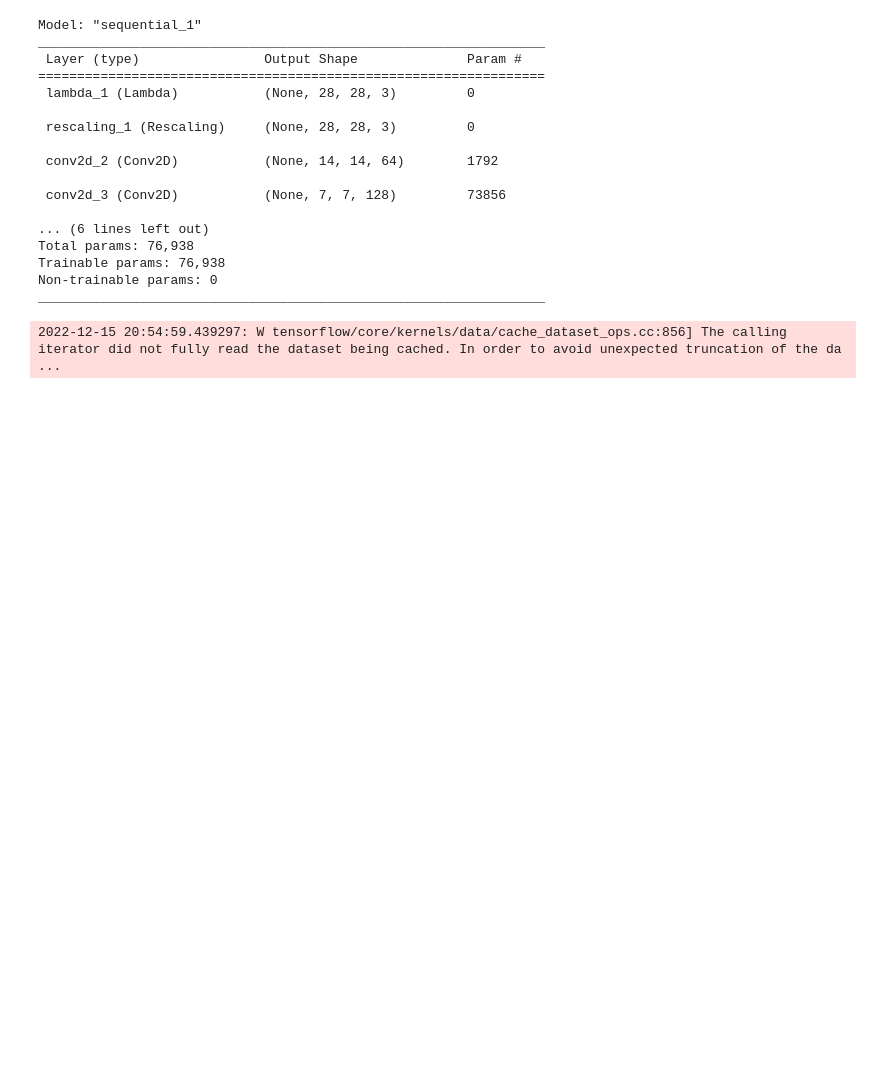
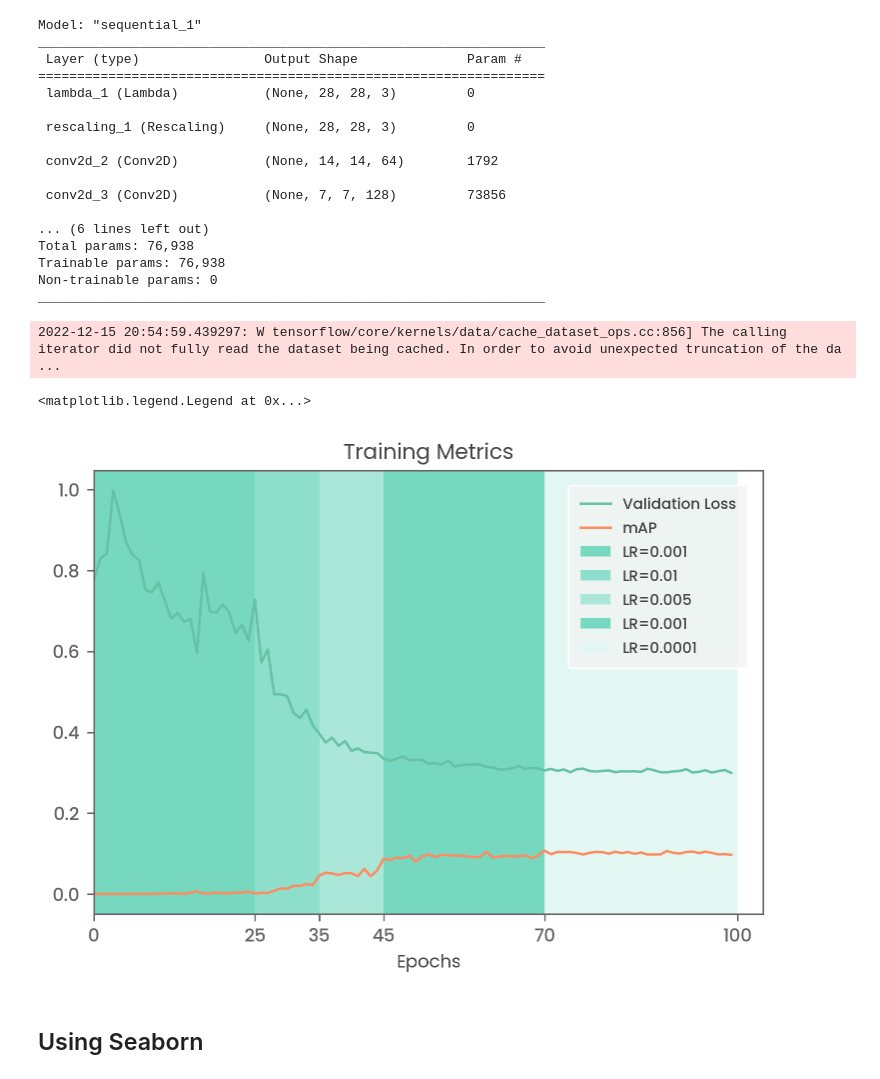
Before and after one commit to NareshPS/doi-ml, a Jupyter notebook: logistics/Scripts.ipynb, the cells around one changed output. Saved outputs shown, nothing was run; the diff lists cells and outputs as text; code cells hidden in the pictures; blank space fills up the shorter version.

```diff
--- a/logistics/Scripts.ipynb
+++ b/logistics/Scripts.ipynb
@@ -220,3 +220,40 @@ Trainable params: 76,938
 Non-trainable params: 0
 _________________________________________________________________
 2022-12-15 20:54:59.439297: W tensorflow/core/kernels/data/cache_dataset_ops.cc:856] The calling iterator did not fully read the dataset being cached. In order to avoid unexpected truncation of the da ...
+# %%
+import numpy as np
+import codelab_utils.mpl_styles as mpl_styles
+from collections import Counter
+
+mpl_styles.set_default_styles()
+plt.rcParams['font.family'] = 'Poppins'
+
+def get_frequencies(data):
+    lr_counter = Counter(lr)
+    return lr_counter.keys(), lr_counter.values()
+
+loss = [0.7786,0.8294,0.8431,0.9975,0.9387,0.8691,0.8388,0.8264,0.7517,0.7465,0.7704,0.7258,0.6813,0.6950,0.6738,0.6800,0.5963,0.7932,0.6986,0.6961,0.7170,0.6965,0.6461,0.6660,0.6275,0.7284,0.5732,0.6048,0.4943,0.4940,0.4895,0.4485,0.4351,0.4558,0.4165,0.3966,0.3747,0.3867,0.3666,0.3781,0.3541,0.3599,0.3512,0.3493,0.3484,0.3351,0.3292,0.3349,0.3400,0.3306,0.3321,0.3312,0.3220,0.3240,0.3200,0.3300,0.3156,0.3181,0.3196,0.3209,0.3200,0.3136,0.3129,0.3077,0.3079,0.3109,0.3165,0.3093,0.3116,0.3101,0.3054,0.3093,0.3045,0.3080,0.3010,0.3086,0.3100,0.3042,0.3027,0.3043,0.3055,0.3013,0.3035,0.3030,0.3036,0.3020,0.3097,0.3060,0.3012,0.3008,0.3031,0.3043,0.3085,0.3005,0.3022,0.3060,0.3003,0.3037,0.3065,0.2994]
+quality_map = [0.0000,0.0000,0.0001,0.0000,0.0000,0.0000,0.0003,0.0000,0.0000,0.0001,0.0007,0.0011,0.0015,0.0012,0.0009,0.0028,0.0065,0.0009,0.0011,0.0031,0.0020,0.0016,0.0032,0.0033,0.0055,0.0012,0.0026,0.0026,0.0077,0.0139,0.0125,0.0202,0.0198,0.0244,0.0218,0.0451,0.0525,0.0507,0.0469,0.0514,0.0512,0.0440,0.0617,0.0437,0.0584,0.0873,0.0838,0.0899,0.0881,0.0946,0.0800,0.0931,0.0981,0.0916,0.0965,0.0965,0.0942,0.0947,0.0932,0.0904,0.0925,0.1039,0.0897,0.0924,0.0948,0.0926,0.0933,0.0954,0.0883,0.0951,0.1071,0.0983,0.1037,0.1036,0.1037,0.1013,0.0974,0.1018,0.1039,0.1034,0.0996,0.1043,0.1010,0.1036,0.0992,0.1026,0.0975,0.0977,0.0977,0.1062,0.1015,0.0999,0.1037,0.1049,0.1009,0.1047,0.1015,0.0978,0.0985,0.0968]
+#lr = [0.001,0.001,0.001,0.001,0.001,0.001,0.001,0.001,0.001,0.001,0.001,0.001,0.001,0.001,0.001,0.001,0.001,0.001,0.001,0.001,0.001,0.001,0.001,0.001,0.001,0.01,0.01,0.01,0.01,0.01,0.01,0.01,0.01,0.01,0.01,0.005,0.005,0.005,0.005,0.005,0.005,0.005,0.005,0.005,0.005,0.001,0.001,0.001,0.001,0.001,0.001,0.001,0.001,0.001,0.001,0.001,0.001,0.001,0.001,0.001,0.001,0.001,0.001,0.001,0.001,0.001,0.001,0.001,0.001,0.001,0.0001,0.0001,0.0001,0.0001,0.0001,0.0001,0.0001,0.0001,0.0001,0.0001,0.0001,0.0001,0.0001,0.0001,0.0001,0.0001,0.0001,0.0001,0.0001,0.0001,0.0001,0.0001,0.0001,0.0001,0.0001,0.0001,0.0001,0.0001,0.0001,0.0001]
+lr = [0.001, 0.01, 0.005, 0.001, 0.0001]
+lr_colors = ['#77d8c0', '#8ddeca', '#abe7d8', '#77d8c0', '#e3f7f2']
+lr_epochs = [0, 25, 35, 45, 70, 100]
+
+ax = plt.plot(loss, label='Validation Loss')
+ax = plt.plot(quality_map, label='mAP')
+axes = plt.gca()
+
+axes.set_xlim(xmin=0)
+axes.set_xlabel('Epochs')
+axes.set_title('Training Metrics')
+axes.set_xticks(lr_epochs)
+
+for index, start_tick in enumerate(lr_epochs[:-1]):
+    axes.axvspan(start_tick, lr_epochs[index + 1], label='LR={}'.format(lr[index]), fc=lr_colors[index])
+
+axes.legend()
+# %% [output]
+<matplotlib.legend.Legend at 0x...>
+[figure, added]
+# %% [markdown]
+## Using Seaborn
```
Also changed, not shown: parts of 1 cell of this notebook, 7 other files.
